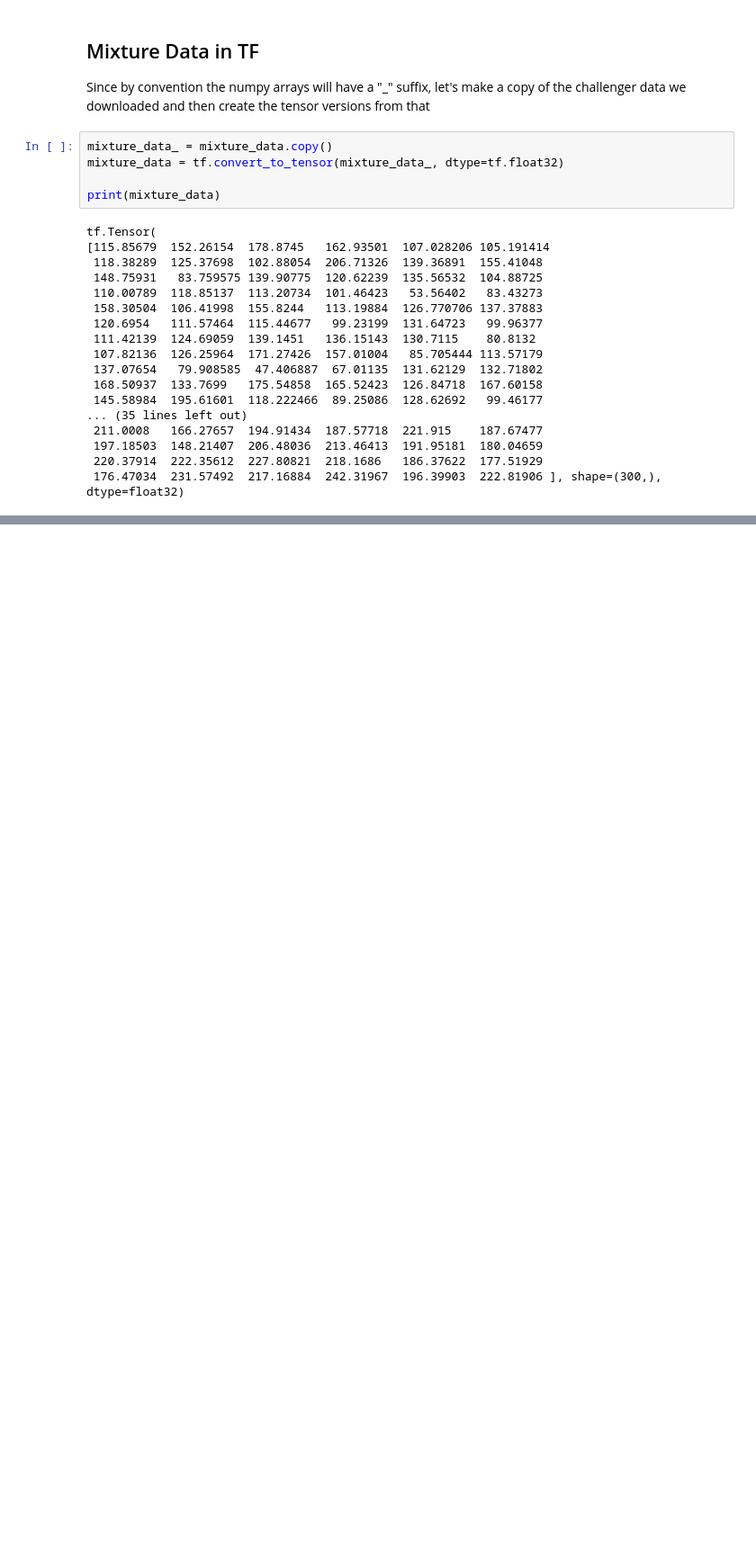
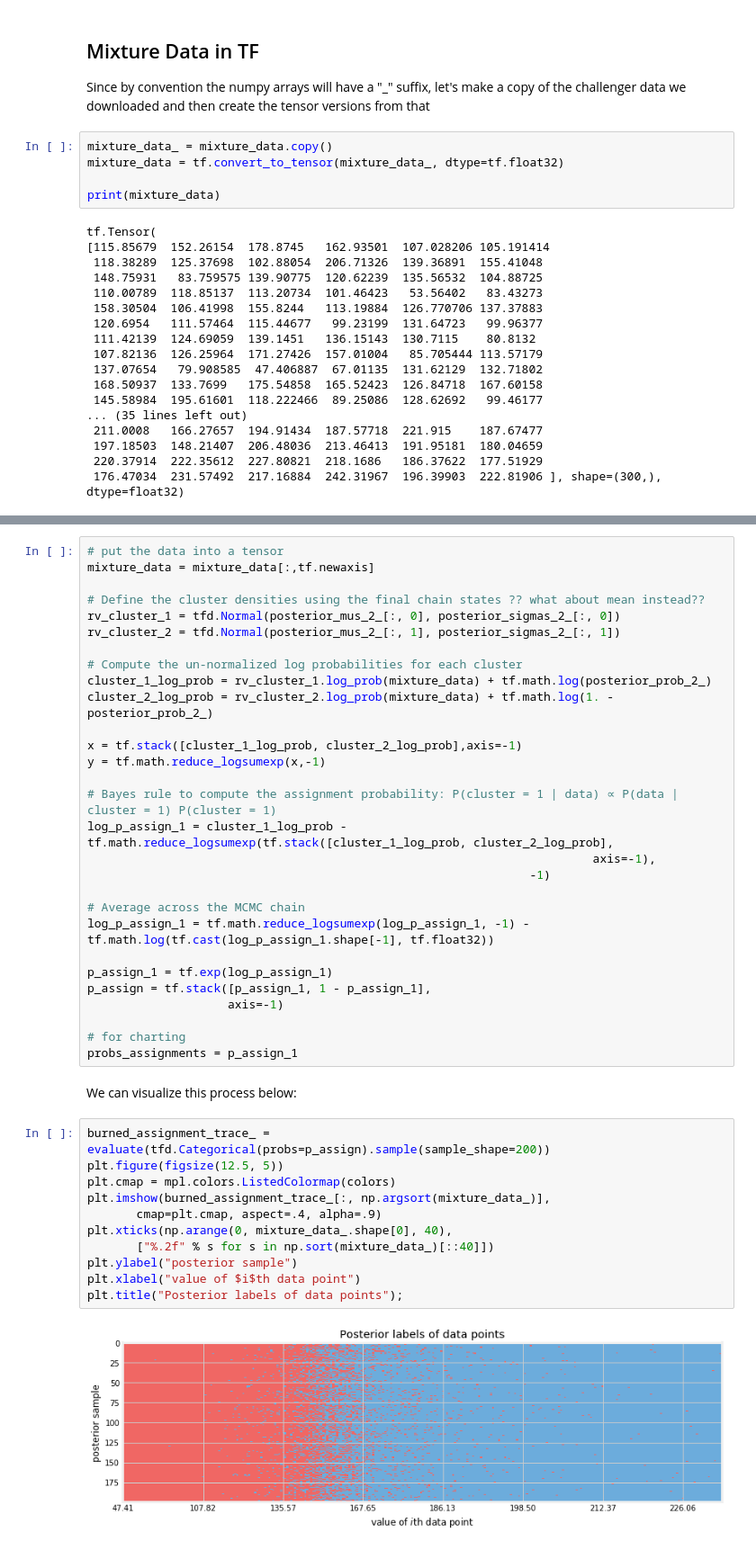
Before and after one commit to JontySinai/ProbabilisticProgramming, a Jupyter notebook: my_BayesianMethodsForHackers/3_MCMC.ipynb, the cells around one changed output, grey strips where cells are left out. Shown at 90% size. Saved outputs shown, nothing was run; the diff lists cells and outputs as text; blank space fills up the shorter version.

Commit message:
Add TFP version of mixture model

```diff
--- a/my_BayesianMethodsForHackers/3_MCMC.ipynb
+++ b/my_BayesianMethodsForHackers/3_MCMC.ipynb
@@ -688,0 +1033,44 @@ tf.Tensor(
+# %%
+# put the data into a tensor
+mixture_data = mixture_data[:,tf.newaxis]
+
+# Define the cluster densities using the final chain states ?? what about mean instead??
+rv_cluster_1 = tfd.Normal(posterior_mus_2_[:, 0], posterior_sigmas_2_[:, 0])
+rv_cluster_2 = tfd.Normal(posterior_mus_2_[:, 1], posterior_sigmas_2_[:, 1])
+
+# Compute the un-normalized log probabilities for each cluster
+cluster_1_log_prob = rv_cluster_1.log_prob(mixture_data) + tf.math.log(posterior_prob_2_)
+cluster_2_log_prob = rv_cluster_2.log_prob(mixture_data) + tf.math.log(1. - posterior_prob_2_)
+
+x = tf.stack([cluster_1_log_prob, cluster_2_log_prob],axis=-1)
+y = tf.math.reduce_logsumexp(x,-1)
+
+# Bayes rule to compute the assignment probability: P(cluster = 1 | data) ∝ P(data | cluster = 1) P(cluster = 1)
+log_p_assign_1 = cluster_1_log_prob - tf.math.reduce_logsumexp(tf.stack([cluster_1_log_prob, cluster_2_log_prob],
+                                                                        axis=-1),
+                                                               -1)
+
+# Average across the MCMC chain
+log_p_assign_1 = tf.math.reduce_logsumexp(log_p_assign_1, -1) - tf.math.log(tf.cast(log_p_assign_1.shape[-1], tf.float32))
+
+p_assign_1 = tf.exp(log_p_assign_1)
+p_assign = tf.stack([p_assign_1, 1 - p_assign_1],
+                    axis=-1)
+
+# for charting
+probs_assignments = p_assign_1
+# %% [markdown]
+We can visualize this process below:
+# %%
+burned_assignment_trace_ = evaluate(tfd.Categorical(probs=p_assign).sample(sample_shape=200))
+plt.figure(figsize(12.5, 5))
+plt.cmap = mpl.colors.ListedColormap(colors)
+plt.imshow(burned_assignment_trace_[:, np.argsort(mixture_data_)],
+       cmap=plt.cmap, aspect=.4, alpha=.9)
+plt.xticks(np.arange(0, mixture_data_.shape[0], 40),
+       ["%.2f" % s for s in np.sort(mixture_data_)[::40]])
+plt.ylabel("posterior sample")
+plt.xlabel("value of $i$th data point")
+plt.title("Posterior labels of data points");
+# %% [output]
+[figure, added]
```
Also changed, not shown: parts of 25 cells of this notebook.
